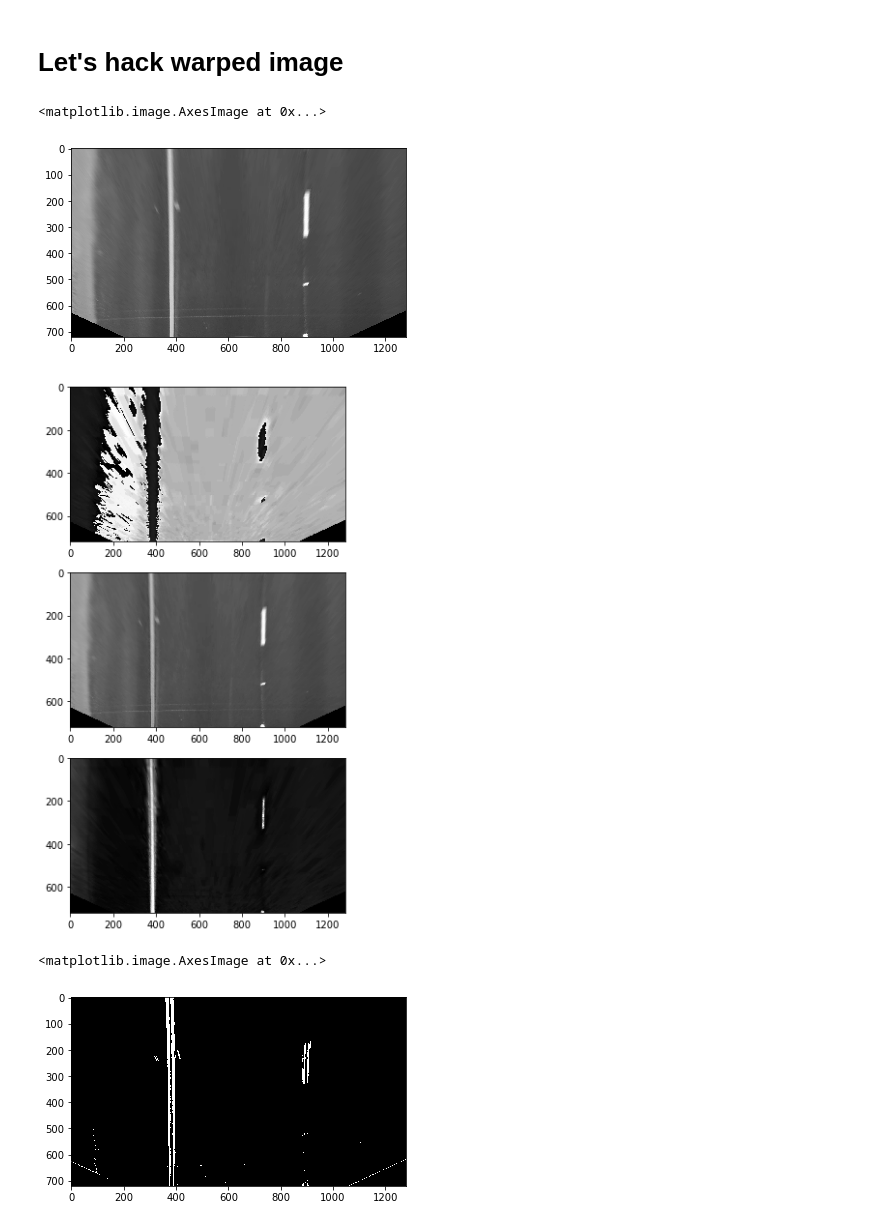
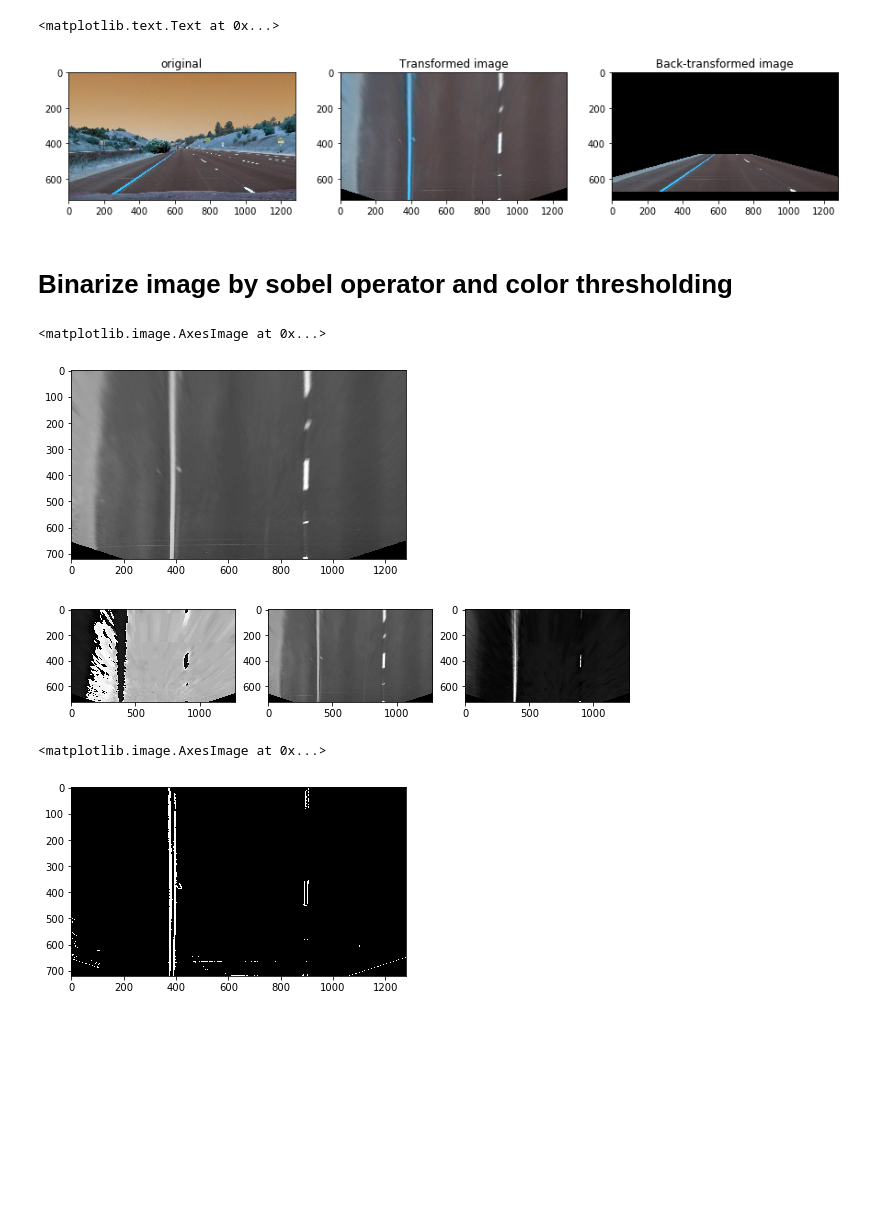
Before and after one commit to trivus/CarND-Advanced-Lane-Lines, a Jupyter notebook: advanced lane project.ipynb, the cells around one changed output. Cells and saved outputs as stored; diff of their text form; code cells hidden in the pictures; blank space fills up the shorter version.

```diff
--- a/advanced lane project.ipynb
+++ b/advanced lane project.ipynb
@@ -110,15 +44,33 @@ plt.imshow(warpedback)
-# %% [markdown]
-# Let's hack warped image
+# %%
+fig, (ax1, ax2, ax3) = plt.subplots(1,3, figsize=(15, 30))
+
+img = cv2.imread(img_list[0])
+ax1.imshow(img)
+ax1.set_title('original')
+
+M, warped = get_birdview(img)
+ax2.imshow(warped)
+ax2.set_title('Transformed image')
+
+Minv = np.linalg.inv(M)
+warpedback = cv2.warpPerspective(warped, Minv, dsize=warped.shape[1::-1])
+ax3.imshow(warpedback)
+ax3.set_title('Back-transformed image')
+# %% [output]
+<matplotlib.text.Text at 0x...>
+[figure, added]
+# %% [markdown]
+# Binarize image by sobel operator and color thresholding
 # %%
 gray = cv2.cvtColor(warped, cv2.COLOR_BGR2GRAY)
 plt.imshow(gray, 'gray')
 # %% [output]
 <matplotlib.image.AxesImage at 0x...>
-[figure, old version]
+[figure, new version]
 # %%
 hls = cv2.cvtColor(warped, cv2.COLOR_BGR2HLS)
-figure, ax = plt.subplots(3,1, figsize=(30, 10))
+figure, ax = plt.subplots(1,3, figsize=(10, 30))
 for i in range(3):
     ax[i].imshow(hls[..., i], 'gray')
 # %% [output]
-[figure, old version]
+[figure, new version]
@@ -160,8 +77,9 @@ def dir_threshold(image, sobel_kernel=3, thresh=(0, np.pi/2)):
 # %%
-sobel = abs_sobel_thresh(gray, orient='x', sobel_kernel=5, thresh=(20, 255))
+#sobel = abs_sobel_thresh(gray, orient='x', sobel_kernel=5, thresh=(20, 255))
+sobel = mag_thresh(gray, thresh=(15, 255))
 combined = np.zeros_like(sobel)
-combined[(sobel == 1) & (hls[..., 2] >= 10)] = 1
+combined[(sobel == 1) & (hls[..., 2] >= 15)] = 1
 plt.imshow(combined, 'gray')
 # %% [output]
 <matplotlib.image.AxesImage at 0x...>
-[figure, old version]
+[figure, new version]
```
Also changed, not shown: parts of 29 cells of this notebook, 2 other files.
